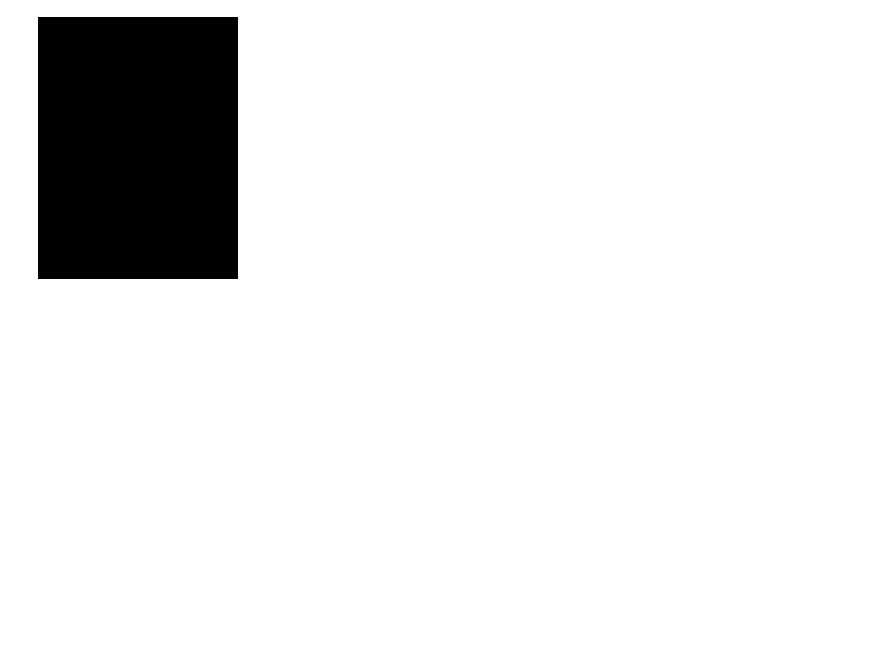
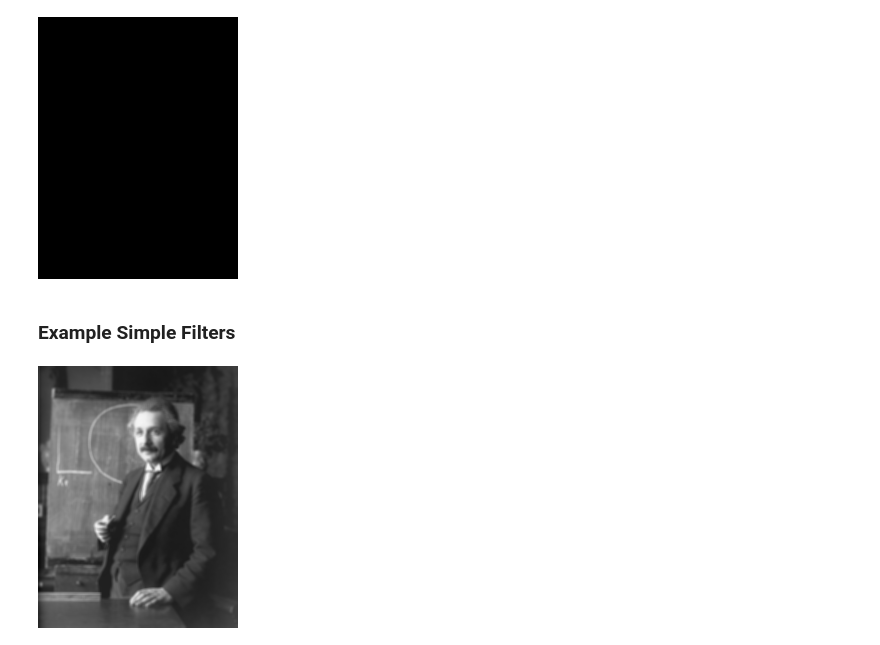
Before and after one commit to rliu6915/ToyProjectsForDL, a Jupyter notebook: CV/Image_Filter_Playground.ipynb, the cells around one changed output. Drawn from its saved outputs; the diff is of its cells as text; code cells hidden in the pictures; blank space fills up the shorter version.

```diff
--- a/CV/Image_Filter_Playground.ipynb
+++ b/CV/Image_Filter_Playground.ipynb
@@ -53,3 +53,14 @@ warpped_image = cv.filter2D(gray_image, -1, dummy_filter)
 cv2_imshow(warpped_image)
 # %% [output]
 [figure]
+# %% [markdown]
+### Example Simple Filters
+# %%
+
+
+simple_filter = np.array([[1/9, 1/9, 1/9], [1/9, 1/9, 1/9], [1/9, 1/9, 1/9]])
+
+warpped_image_simple = cv.filter2D(gray_image, -1, simple_filter)
+cv2_imshow(warpped_image_simple)
+# %% [output]
+[figure, added]
```
Also changed, not shown: parts of 3 cells of this notebook.
